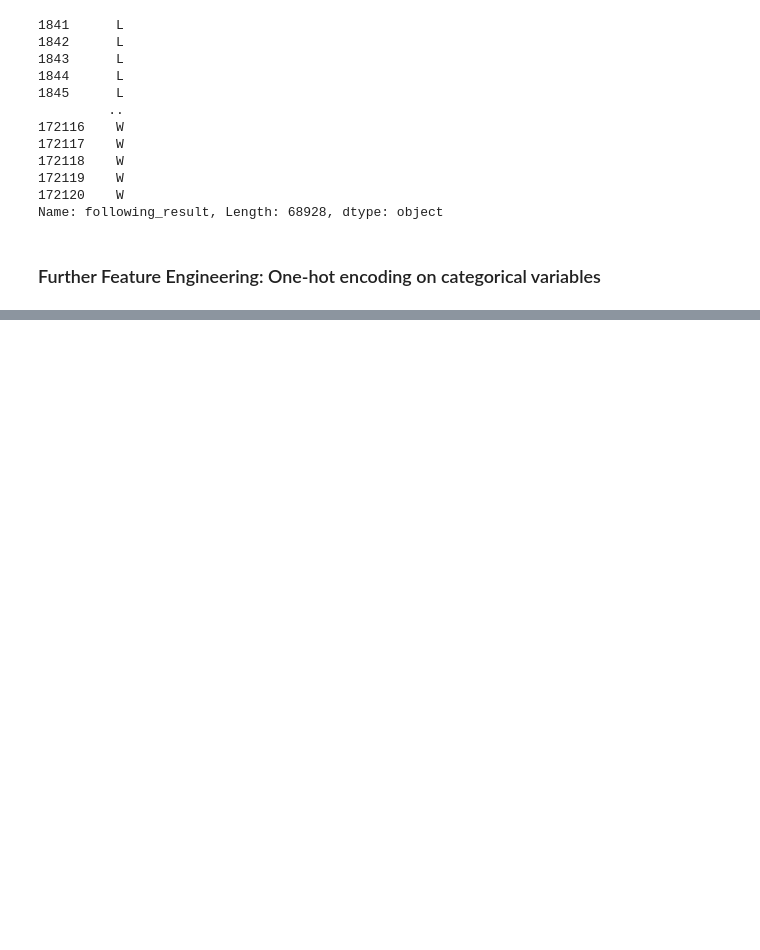
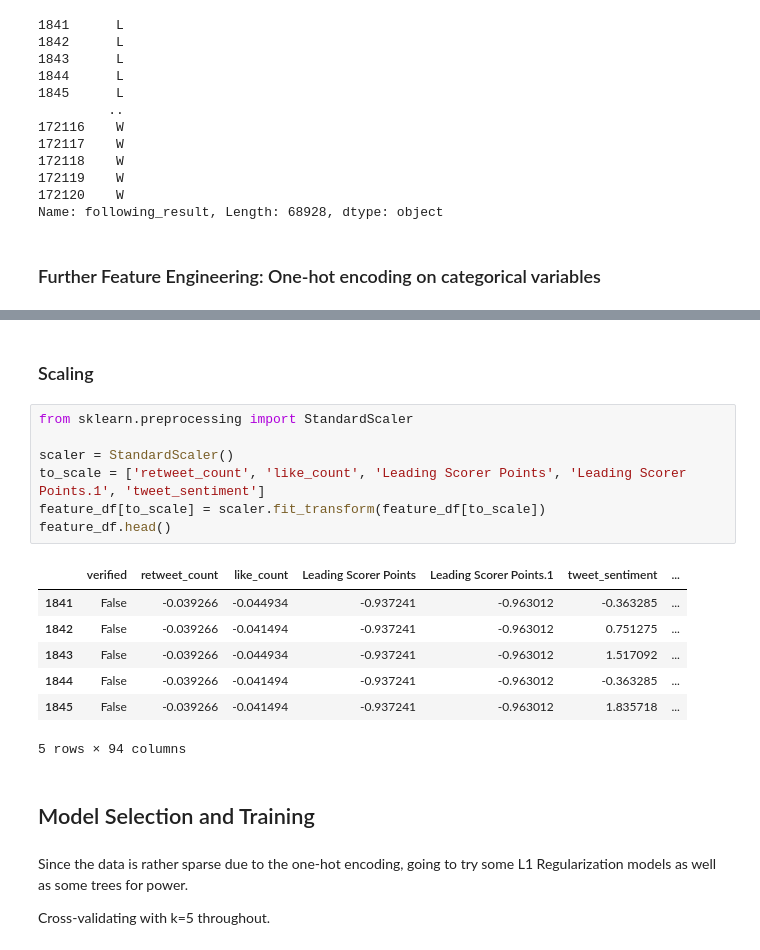
Before and after one commit to alchemicHen/twitter_nba_project, a Jupyter notebook: model_selection.ipynb, the cells around one changed output, grey strips where cells are left out. Saved outputs shown, nothing was run; the diff lists cells and outputs as text; blank space fills up the shorter version.

Commit message:
created and tested models

```diff
--- a/model_selection.ipynb
+++ b/model_selection.ipynb
@@ -152,0 +190,23 @@ Name: following_result, Length: 68928, dtype: object
+# %% [markdown]
+### Scaling
+# %%
+from sklearn.preprocessing import StandardScaler
+
+scaler = StandardScaler()
+to_scale = ['retweet_count', 'like_count', 'Leading Scorer Points', 'Leading Scorer Points.1', 'tweet_sentiment']
+feature_df[to_scale] = scaler.fit_transform(feature_df[to_scale])
+feature_df.head()
+# %% [output]
+|  | verified | retweet_count | like_count | Leading Scorer Points | Leading Scorer Points.1 | tweet_sentiment | ... |
+| 1841 | False | -0.039266 | -0.044934 | -0.937241 | -0.963012 | -0.363285 | ... |
+| 1842 | False | -0.039266 | -0.041494 | -0.937241 | -0.963012 | 0.751275 | ... |
+| 1843 | False | -0.039266 | -0.044934 | -0.937241 | -0.963012 | 1.517092 | ... |
+| 1844 | False | -0.039266 | -0.041494 | -0.937241 | -0.963012 | -0.363285 | ... |
+| 1845 | False | -0.039266 | -0.041494 | -0.937241 | -0.963012 | 1.835718 | ... |
+5 rows × 94 columns
+# %% [markdown]
+## Model Selection and Training
+# %% [markdown]
+Since the data is rather sparse due to the one-hot encoding, going to try some L1 Regularization models as well as some trees for power.
+
+Cross-validating with k=5 throughout.
```
Also changed, not shown: parts of 7 cells of this notebook.
